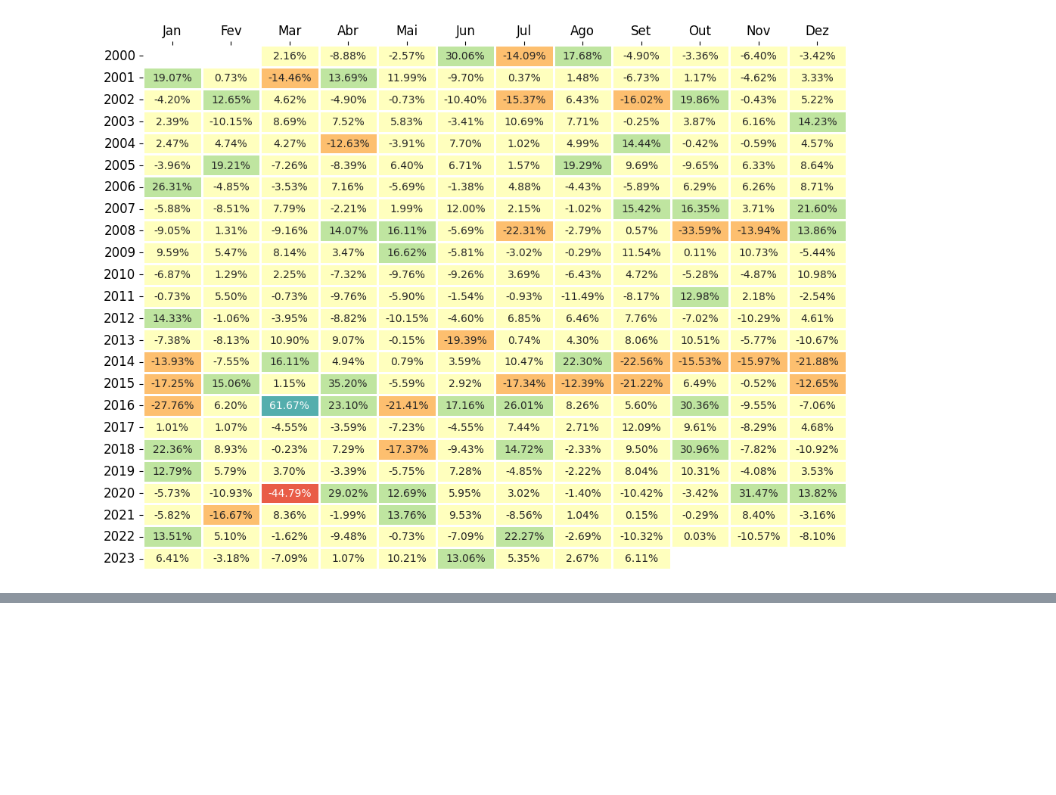
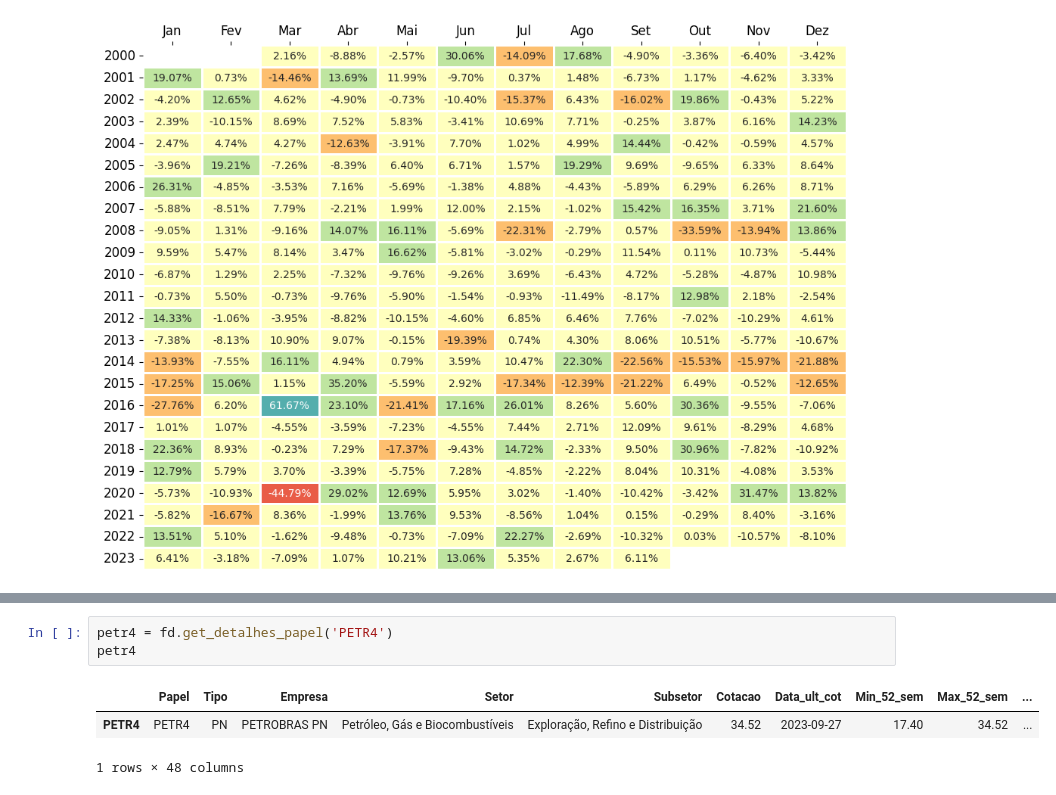
Before and after one commit to robsonperdigao/Global-Data, a Jupyter notebook: Main Functions.ipynb, the cells around one changed output, grey strips where cells are left out. Cells and saved outputs as stored; diff of their text form; blank space fills up the shorter version.

```diff
--- a/Main Functions.ipynb
+++ b/Main Functions.ipynb
@@ -392,0 +398,7 @@ Text(120.72222222222221, 0.5, '')
+# %%
+petr4 = fd.get_detalhes_papel('PETR4')
+petr4
+# %% [output]
+|  | Papel | Tipo | Empresa | Setor | Subsetor | Cotacao | Data_ult_cot | Min_52_sem | Max_52_sem | ... |
+| PETR4 | PETR4 | PN | PETROBRAS PN | Petróleo, Gás e Biocombustíveis | Exploração, Refino e Distribuição | 34.52 | 2023-09-27 | 17.40 | 34.52 | ... |
+1 rows × 48 columns
```
Also changed, not shown: parts of 6 cells of this notebook, 1 other file.
